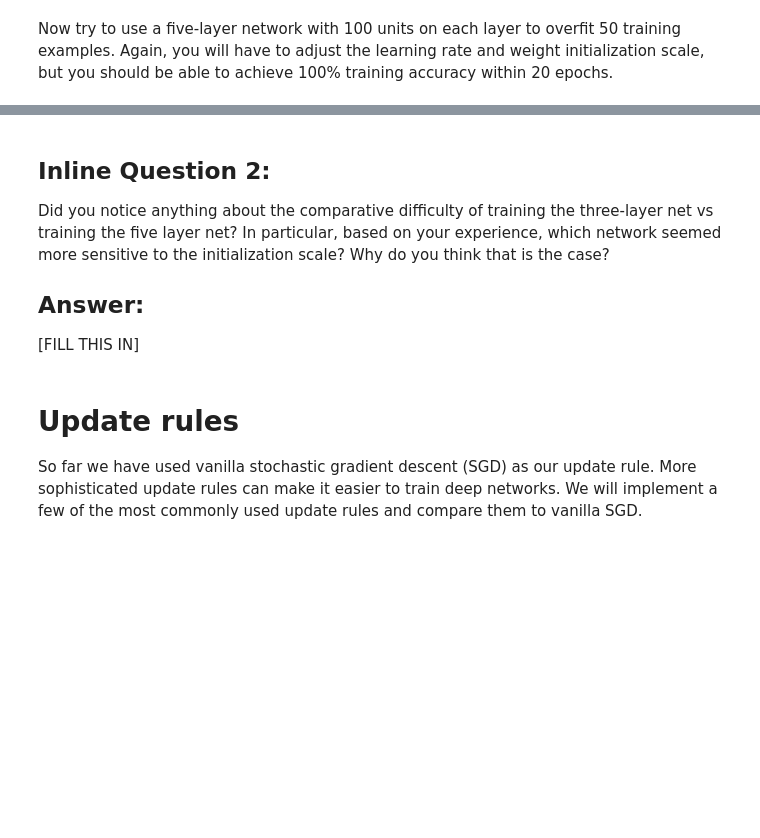
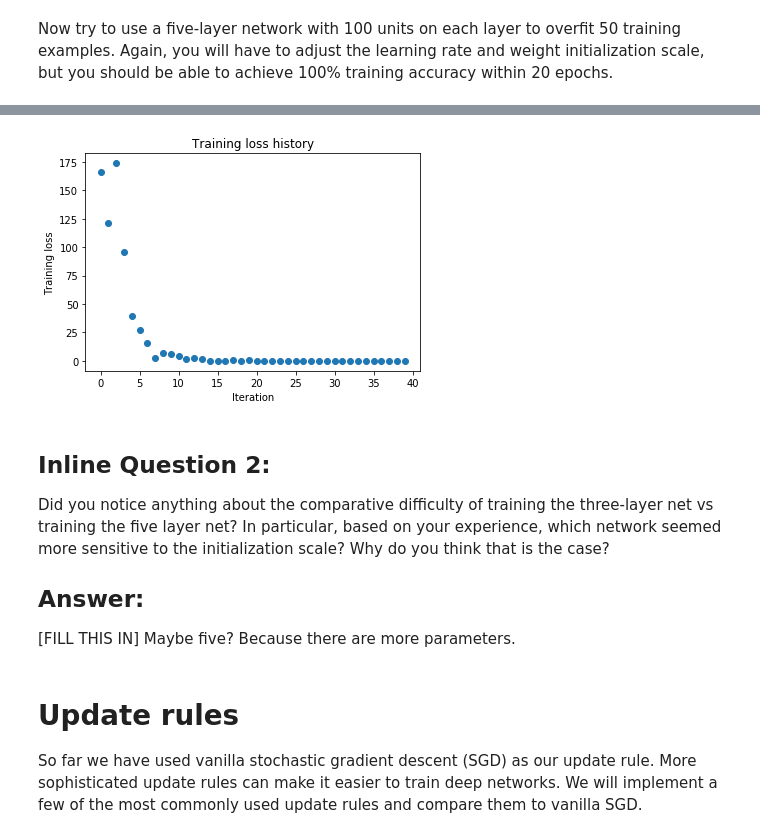
Before and after one commit to BUAATrio/CS231, a Jupyter notebook: takaou/assignment2/FullyConnectedNets.ipynb, the cells around one changed output, grey strips where cells are left out. Saved outputs shown, nothing was run; the diff lists cells and outputs as text; code cells hidden in the pictures; blank space fills up the shorter version.

```diff
--- a/takaou/assignment2/FullyConnectedNets.ipynb
+++ b/takaou/assignment2/FullyConnectedNets.ipynb
@@ -470,8 +506,8 @@ small_data = {
   'y_val': data['y_val'],
 }
 
-learning_rate = 2e-3  # Experiment with this!
-weight_scale = 1e-5   # Experiment with this!
+learning_rate = 1e-3  # Experiment with this!
+weight_scale = 1e-1   # Experiment with this!
 model = FullyConnectedNet([100, 100, 100, 100],
                 weight_scale=weight_scale, dtype=np.float64)
 solver = Solver(model, small_data,
@@ -488,3 +524,4 @@ plt.title('Training loss history')
 plt.xlabel('Iteration')
 plt.ylabel('Training loss')
 plt.show()
+# %% [output]
@@ -491,9 +545,11 @@ plt.show()
+[figure, added]
 # %% [markdown]
 ## Inline Question 2:
 Did you notice anything about the comparative difficulty of training the three-layer net vs training the five layer net? In particular, based on your experience, which network seemed more sensitive to the initialization scale? Why do you think that is the case?
 
 ## Answer:
 [FILL THIS IN]
+Maybe five? Because there are more parameters.
 # %% [markdown]
 # Update rules
 So far we have used vanilla stochastic gradient descent (SGD) as our update rule. More sophisticated update rules can make it easier to train deep networks. We will implement a few of the most commonly used update rules and compare them to vanilla SGD.
```
Also changed, not shown: parts of 11 cells of this notebook, 3 other files.
